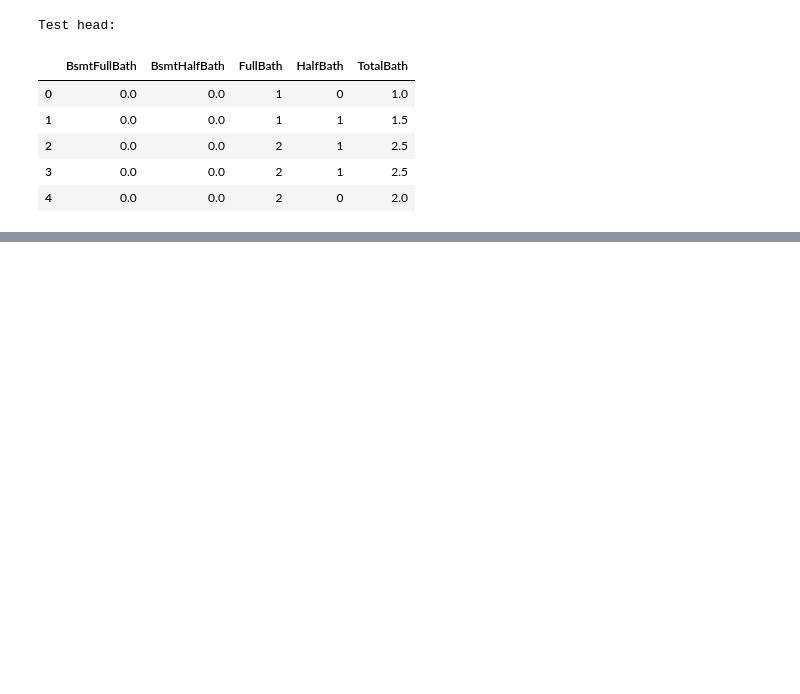
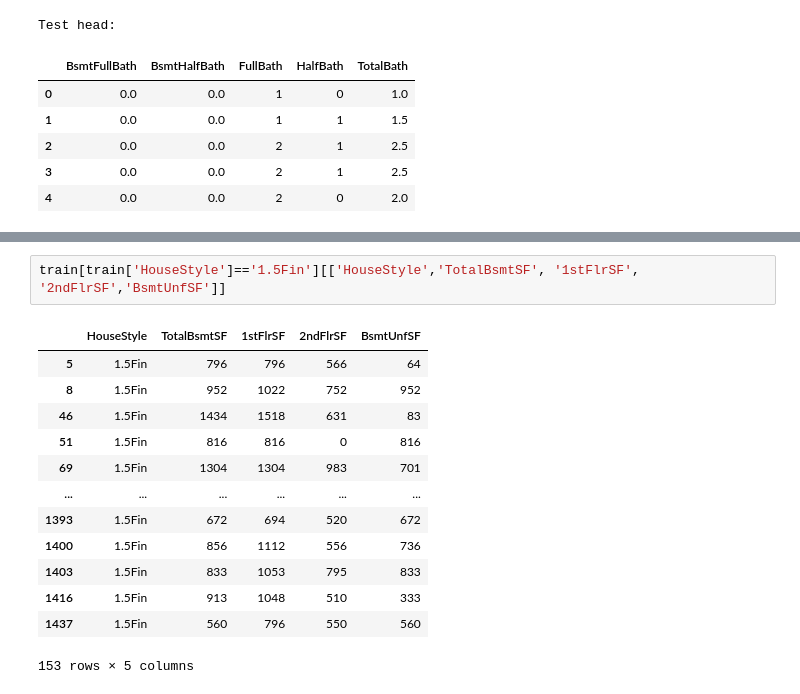
Before and after one commit to MeghanBarritt/kaggle-comp-housing-prices, a Jupyter notebook: Notebooks/3-Feature_Engineering.ipynb, the cells around one changed output, grey strips where cells are left out. Saved outputs shown, nothing was run; the diff lists cells and outputs as text; blank space fills up the shorter version.

```diff
--- a/Notebooks/3-Feature_Engineering.ipynb
+++ b/Notebooks/3-Feature_Engineering.ipynb
@@ -725,0 +911,16 @@ Test head:
+# %%
+train[train['HouseStyle']=='1.5Fin'][['HouseStyle','TotalBsmtSF', '1stFlrSF', '2ndFlrSF','BsmtUnfSF']]
+# %% [output]
+|  | HouseStyle | TotalBsmtSF | 1stFlrSF | 2ndFlrSF | BsmtUnfSF |
+| 5 | 1.5Fin | 796 | 796 | 566 | 64 |
+| 8 | 1.5Fin | 952 | 1022 | 752 | 952 |
+| 46 | 1.5Fin | 1434 | 1518 | 631 | 83 |
+| 51 | 1.5Fin | 816 | 816 | 0 | 816 |
+| 69 | 1.5Fin | 1304 | 1304 | 983 | 701 |
+| ... | ... | ... | ... | ... | ... |
+| 1393 | 1.5Fin | 672 | 694 | 520 | 672 |
+| 1400 | 1.5Fin | 856 | 1112 | 556 | 736 |
+| 1403 | 1.5Fin | 833 | 1053 | 795 | 833 |
+| 1416 | 1.5Fin | 913 | 1048 | 510 | 333 |
+| 1437 | 1.5Fin | 560 | 796 | 550 | 560 |
+153 rows × 5 columns
```
Also changed, not shown: parts of 92 cells of this notebook.
